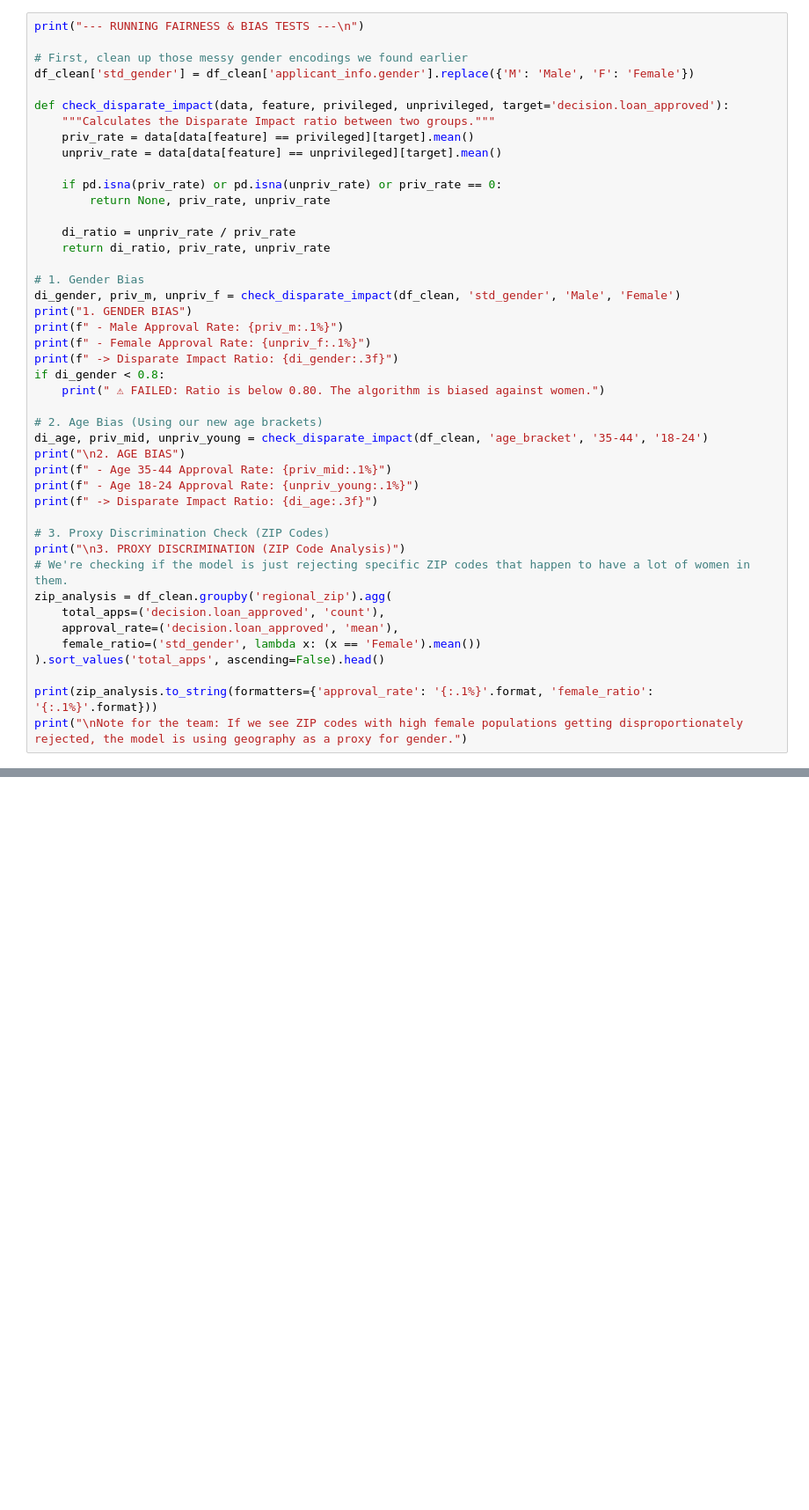
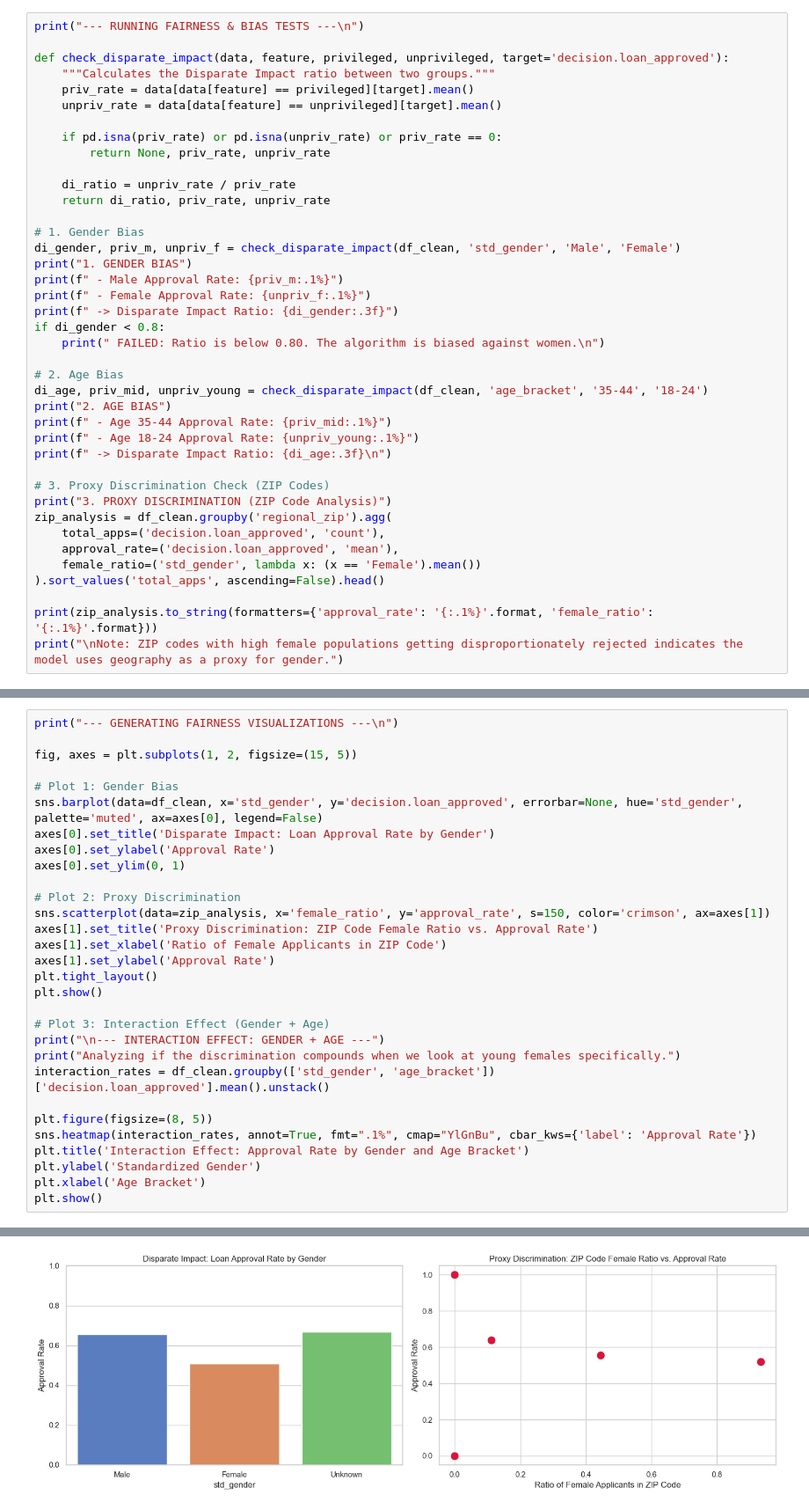
Before and after one commit to fmdmneves2003/data-ecosystems-project, a Jupyter notebook: notebooks/03-privacy-demo.ipynb, the cells around one changed output, grey strips where cells are left out. Shown at 88% size. Drawn from its saved outputs; the diff is of its cells as text; blank space fills up the shorter version.

```diff
--- a/notebooks/03-privacy-demo.ipynb
+++ b/notebooks/03-privacy-demo.ipynb
@@ -163,8 +195,5 @@ df_clean[['applicant_info.full_name', 'crypto_ssn', 'masked_ip', 'age_bracket',
 # %%
 print("--- RUNNING FAIRNESS & BIAS TESTS ---\n")
-
-# First, clean up those messy gender encodings we found earlier
-df_clean['std_gender'] = df_clean['applicant_info.gender'].replace({'M': 'Male', 'F': 'Female'})
 
 def check_disparate_impact(data, feature, privileged, unprivileged, target='decision.loan_approved'):
     """Calculates the Disparate Impact ratio between two groups."""
@@ -184,18 +213,17 @@ print(f" - Male Approval Rate: {priv_m:.1%}")
 print(f" - Female Approval Rate: {unpriv_f:.1%}")
 print(f" -> Disparate Impact Ratio: {di_gender:.3f}")
 if di_gender < 0.8:
-    print(" ⚠ FAILED: Ratio is below 0.80. The algorithm is biased against women.")
+    print(" FAILED: Ratio is below 0.80. The algorithm is biased against women.\n")
 
-# 2. Age Bias (Using our new age brackets)
+# 2. Age Bias
 di_age, priv_mid, unpriv_young = check_disparate_impact(df_clean, 'age_bracket', '35-44', '18-24')
-print("\n2. AGE BIAS")
+print("2. AGE BIAS")
 print(f" - Age 35-44 Approval Rate: {priv_mid:.1%}")
 print(f" - Age 18-24 Approval Rate: {unpriv_young:.1%}")
-print(f" -> Disparate Impact Ratio: {di_age:.3f}")
+print(f" -> Disparate Impact Ratio: {di_age:.3f}\n")
 
 # 3. Proxy Discrimination Check (ZIP Codes)
-print("\n3. PROXY DISCRIMINATION (ZIP Code Analysis)")
-# We're checking if the model is just rejecting specific ZIP codes that happen to have a lot of women in them.
+print("3. PROXY DISCRIMINATION (ZIP Code Analysis)")
 zip_analysis = df_clean.groupby('regional_zip').agg(
     total_apps=('decision.loan_approved', 'count'),
     approval_rate=('decision.loan_approved', 'mean'),
@@ -203,7 +231,7 @@ zip_analysis = df_clean.groupby('regional_zip').agg(
 ).sort_values('total_apps', ascending=False).head()
 
 print(zip_analysis.to_string(formatters={'approval_rate': '{:.1%}'.format, 'female_ratio': '{:.1%}'.format}))
-print("\nNote for the team: If we see ZIP codes with high female populations getting disproportionately rejected, the model is using geography as a proxy for gender.")
+print("\nNote: ZIP codes with high female populations getting disproportionately rejected indicates the model uses geography as a proxy for gender.")
 # %% [output]
 --- RUNNING FAIRNESS & BIAS TESTS ---
 
@@ -224,0 +256,31 @@ Note for the team: If we see ZIP codes with high female populations getting disp
+# %%
+print("--- GENERATING FAIRNESS VISUALIZATIONS ---\n")
+
+fig, axes = plt.subplots(1, 2, figsize=(15, 5))
+
+# Plot 1: Gender Bias
+sns.barplot(data=df_clean, x='std_gender', y='decision.loan_approved', errorbar=None, hue='std_gender', palette='muted', ax=axes[0], legend=False)
+axes[0].set_title('Disparate Impact: Loan Approval Rate by Gender')
+axes[0].set_ylabel('Approval Rate')
+axes[0].set_ylim(0, 1)
+
+# Plot 2: Proxy Discrimination
+sns.scatterplot(data=zip_analysis, x='female_ratio', y='approval_rate', s=150, color='crimson', ax=axes[1])
+axes[1].set_title('Proxy Discrimination: ZIP Code Female Ratio vs. Approval Rate')
+axes[1].set_xlabel('Ratio of Female Applicants in ZIP Code')
+axes[1].set_ylabel('Approval Rate')
+plt.tight_layout()
+plt.show()
+
+# Plot 3: Interaction Effect (Gender + Age)
+print("\n--- INTERACTION EFFECT: GENDER + AGE ---")
+print("Analyzing if the discrimination compounds when we look at young females specifically.")
+interaction_rates = df_clean.groupby(['std_gender', 'age_bracket'])['decision.loan_approved'].mean().unstack()
+
+plt.figure(figsize=(8, 5))
+sns.heatmap(interaction_rates, annot=True, fmt=".1%", cmap="YlGnBu", cbar_kws={'label': 'Approval Rate'})
+plt.title('Interaction Effect: Approval Rate by Gender and Age Bracket')
+plt.ylabel('Standardized Gender')
+plt.xlabel('Age Bracket')
+plt.show()
+# %% [output]
@@ -224,0 +288 @@ Note for the team: If we see ZIP codes with high female populations getting disp
+[figure, added]
```
Also changed, not shown: parts of 11 cells of this notebook.
